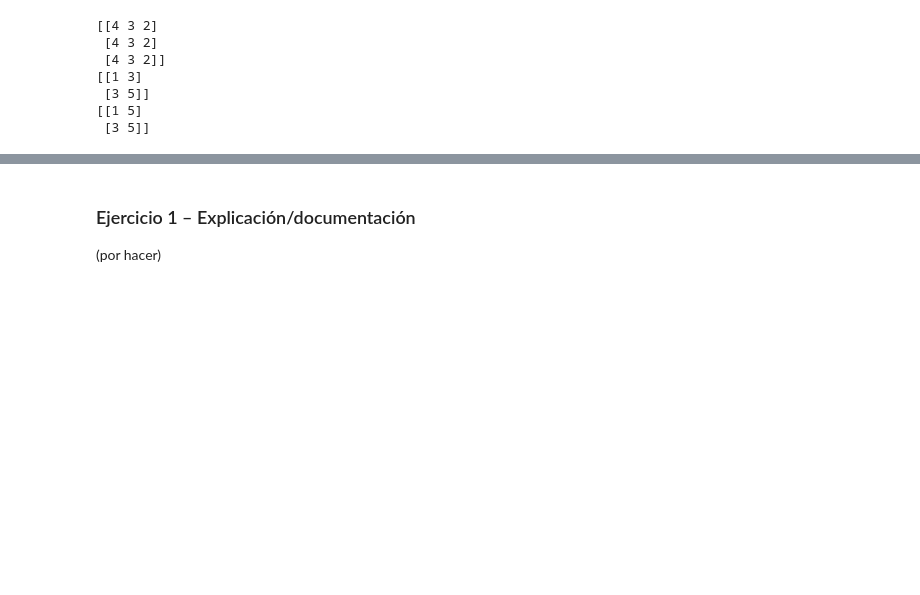
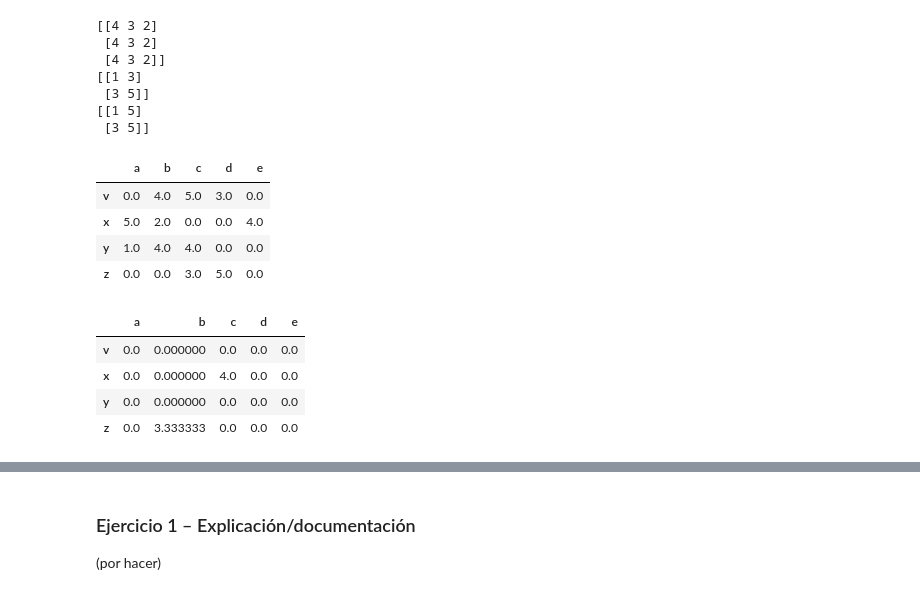
Before and after one commit to anamarsabi/bminf, a Jupyter notebook: practica-3/P3-Recomendacion.ipynb, the cells around one changed output, grey strips where cells are left out. Saved outputs shown, nothing was run; the diff lists cells and outputs as text; code cells hidden in the pictures; blank space fills up the shorter version.

Commit message:
Average Recommender

```diff
--- a/practica-3/P3-Recomendacion.ipynb
+++ b/practica-3/P3-Recomendacion.ipynb
@@ -292,7 +292,9 @@ class MajorityRecommender(Recommender):
         super().__init__(training)
         # training.matrix() >= threshold creates a mask with 'True' on relevant ratings and 'False' anywhere
         # else. Thus 'pop' is an array with the counts of relevant ratings of each item.
+
         pop = np.sum(training.matrix() >= threshold, axis=0)
+
         # This product by a vector of ones (of user-row length) creates a matrix where the pop vector gets
         # copied on all rows; the recommendation is not personalized and ranking is the same for all users
         # -- except of course in the end different training items will be filtered out for different users.
@@ -300,5 +302,48 @@ class MajorityRecommender(Recommender):
 
 class AverageRecommender(Recommender):
     def __init__(self, training, minr=0):
-        pass
+        super().__init__(training)
+        self.minr = minr
+
+        not_rated_mask = (training.matrix() == 0)
+
+        # Calculamos la suma de los ratings para cada item
+        sum_ratings = training.matrix().sum(axis=0)
+
+        # Calculamos el número de ratings de cada item
+        n_ratings = (training.matrix() > 0).sum(axis=0)
+
+        # Creamos un vector con la media de los ratings de cada item
+        # si tiene por lo menos minr ratings. Si tiene menos, la media es 0.
+        mean_ratings = np.where(n_ratings >= minr, sum_ratings / n_ratings, 0)
+
+        # Creamos la matriz de scores donde cada score es la media de los ratings
+        self.scores = np.outer(np.ones(training.nusers()), mean_ratings)
+
+        # Nos quedamos solo con los scores de los items que no han sido valorados por cada usuario
+        self.scores = self.scores * not_rated_mask
+# %%
+# Celda de testing
+ratings = Ratings('recsys-data/toy1.csv', sep=',')
+
+ratings.matrix()
+
+# Create df from np array
+display(pd.DataFrame(ratings.matrix(), index=ratings.uidx_to_uid_dict, columns=ratings.iidx_to_iid_dict))
+
+# Create AverageRecommender
+mr = AverageRecommender(ratings, 2)
+
+display(pd.DataFrame(mr.scores, index=ratings.uidx_to_uid_dict, columns=ratings.iidx_to_iid_dict))
+# %% [output]
+|  | a | b | c | d | e |
+| v | 0.0 | 4.0 | 5.0 | 3.0 | 0.0 |
+| x | 5.0 | 2.0 | 0.0 | 0.0 | 4.0 |
+| y | 1.0 | 4.0 | 4.0 | 0.0 | 0.0 |
+| z | 0.0 | 0.0 | 3.0 | 5.0 | 0.0 |
+|  | a | b | c | d | e |
+| v | 0.0 | 0.000000 | 0.0 | 0.0 | 0.0 |
+| x | 0.0 | 0.000000 | 4.0 | 0.0 | 0.0 |
+| y | 0.0 | 0.000000 | 0.0 | 0.0 | 0.0 |
+| z | 0.0 | 3.333333 | 0.0 | 0.0 | 0.0 |
 # %%
```
Also changed, not shown: parts of 1 cell of this notebook.
